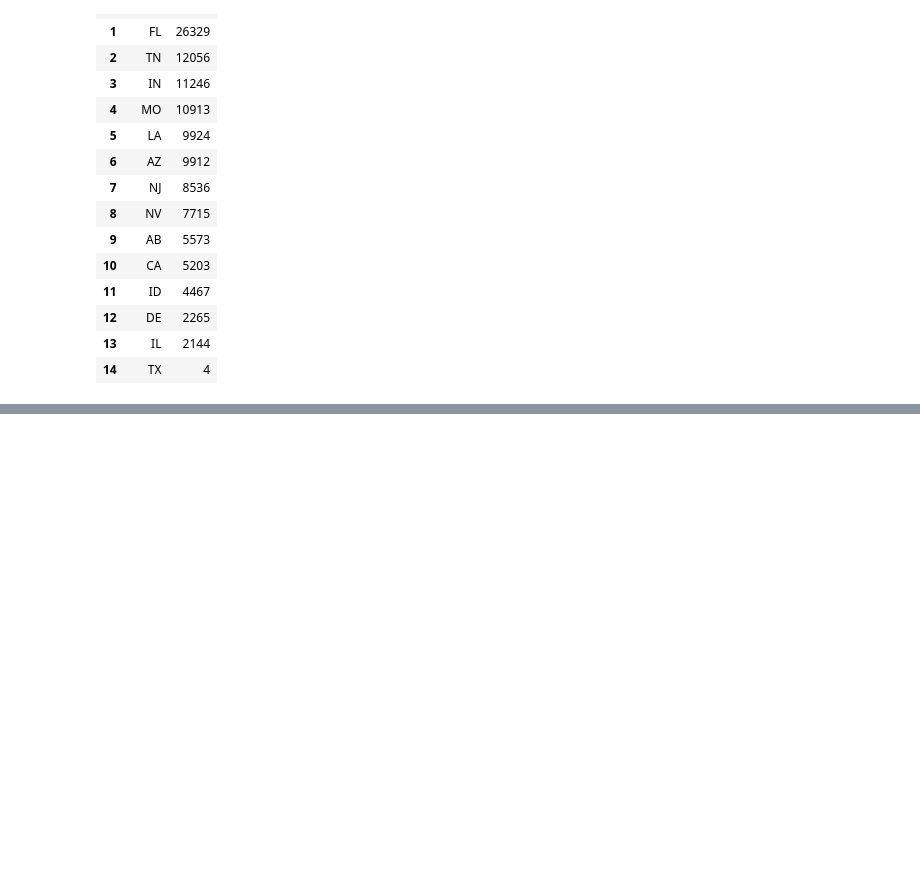
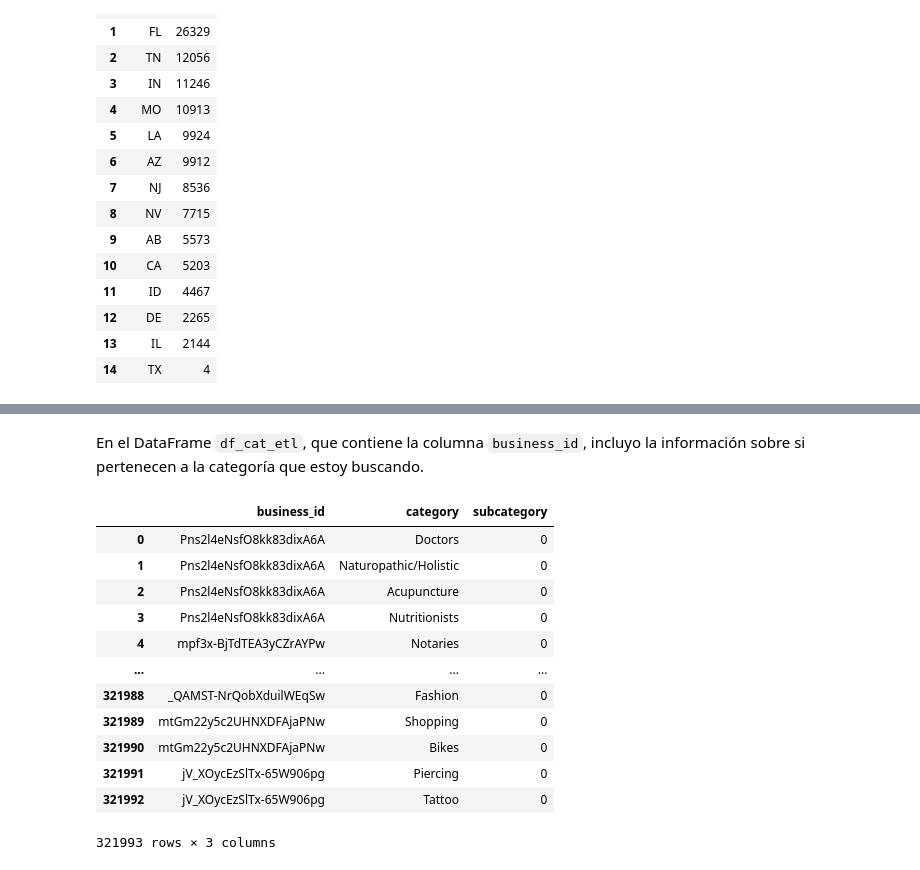
Before and after one commit to LauchaLogico/Proyecto_Final, a Jupyter notebook: EDA/Yelp/eda_business.ipynb, the cells around one changed output, grey strips where cells are left out. Drawn from its saved outputs; the diff is of its cells as text; code cells hidden in the pictures; blank space fills up the shorter version.

Commit message:
etl_business

```diff
--- a/EDA/Yelp/eda_business.ipynb
+++ b/EDA/Yelp/eda_business.ipynb
@@ -696,0 +742,3 @@ df_business1.to_csv('Business.csv', index=False, encoding='utf-8')
+# %%
+df_category = df_category.drop(columns=['business_id'], errors='ignore')
+df_category = df_category.drop_duplicates(subset=['category'])
@@ -696,0 +760,2 @@ df_business1.to_csv('Business.csv', index=False, encoding='utf-8')
+# %%
+df_category['category'] = df_category['category'].str.replace('_', ' ').str.replace('&', 'and')
@@ -696,0 +768,17 @@ df_business1.to_csv('Business.csv', index=False, encoding='utf-8')
+# %%
+# Lista de palabras clave basadas en las que he visto en el dataframe desanidado
+palabras_clave = [
+    'hotel', 'lodging', 'accommodation', 'inn', 'motel', 'resort', 'hostel', 'bed', 'breakfast', 'suite', 'vacation', 'rental', 'falafel', 'fish', 'restaurants',
+    'guesthouse', 'villa', 'chalet', 'apartment', 'spa', 'nightlife', 'beer', 'chese', 'chicken', 'cheese', 'cakes', 'donuts', 'empanadas', 'fondue', 'tacos', 'wraps',
+    'restaurant', 'food', 'bar', 'cafe', 'bistro', 'diner', 'pub', 'eatery', 'tavern', 'grill', 'cucina', 'cupcake', 'grocery', 'fruit', 'gelato', 'club', 'waffles',
+    'pizzeria', 'bakery', 'fast', 'buffet', 'steakhouse', 'seafood', 'coffee', 'tea', 'brasserie', 'truck', 'kosher', 'korean', 'kitchen', 'chef', 'tex-mex', 'wine',
+    'sushi', 'italian', 'mexican', 'chinese', 'bagel', 'burger', 'sandwich', 'yogurt', 'dog', 'pizza', 'salad', 'soup', 'deli', 'brewer', 'asian', 'japanese', 'event'
+]
+
+# Crear una nueva columna binaria
+df_category['es_hotel_restaurante'] = df_category['category'].apply(
+    lambda x: 1 if any(word in x.lower() for word in palabras_clave) else 0
+)
+
+# Ver el resultado
+print(df_category.head(10))
@@ -696,0 +846,23 @@ df_business1.to_csv('Business.csv', index=False, encoding='utf-8')
+# %% [markdown]
+En el DataFrame `df_cat_etl`, que contiene la columna `business_id`, incluyo la información sobre si pertenecen a la categoría que estoy buscando.
+# %%
+df_cat_etl = pd.merge(df_cat_etl, df_category, on='category', how='inner')
+
+# Renombramos la columna 'es_hotel_restaurante' a 'HRT Y/N'
+df_cat_etl.rename(columns={'es_hotel_restaurante': 'subcategory'}, inplace=True)
+# %%
+df_cat_etl #Para visualizar el resultado.
+# %% [output]
+|  | business_id | category | subcategory |
+| 0 | Pns2l4eNsfO8kk83dixA6A | Doctors | 0 |
+| 1 | Pns2l4eNsfO8kk83dixA6A | Naturopathic/Holistic | 0 |
+| 2 | Pns2l4eNsfO8kk83dixA6A | Acupuncture | 0 |
+| 3 | Pns2l4eNsfO8kk83dixA6A | Nutritionists | 0 |
+| 4 | mpf3x-BjTdTEA3yCZrAYPw | Notaries | 0 |
+| ... | ... | ... | ... |
+| 321988 | _QAMST-NrQobXduilWEqSw | Fashion | 0 |
+| 321989 | mtGm22y5c2UHNXDFAjaPNw | Shopping | 0 |
+| 321990 | mtGm22y5c2UHNXDFAjaPNw | Bikes | 0 |
+| 321991 | jV_XOycEzSlTx-65W906pg | Piercing | 0 |
+| 321992 | jV_XOycEzSlTx-65W906pg | Tattoo | 0 |
+321993 rows × 3 columns
```
Also changed, not shown: parts of 25 cells of this notebook, 3 other files.
